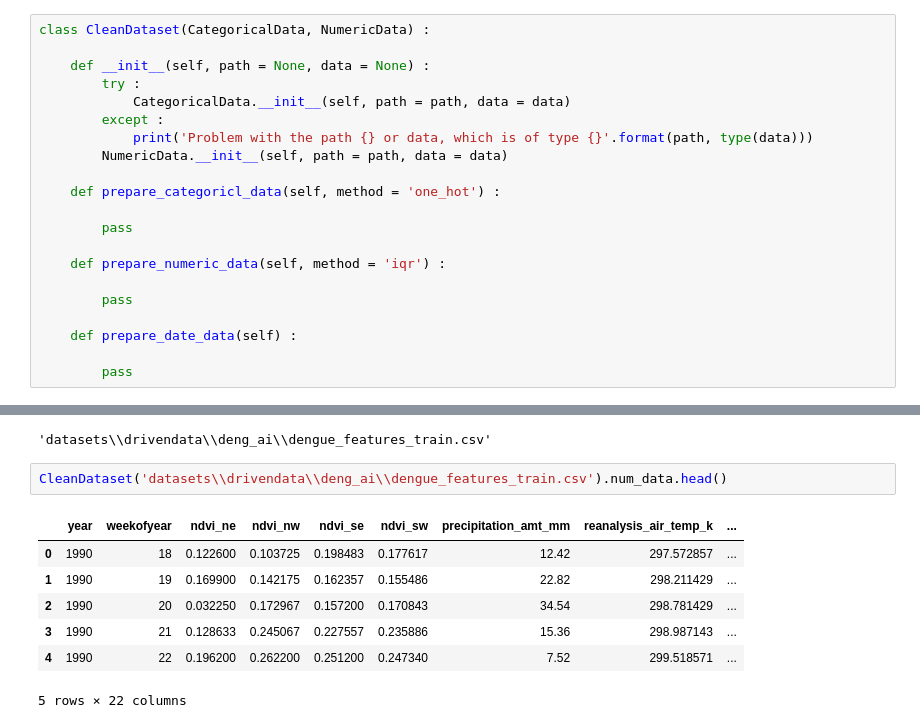
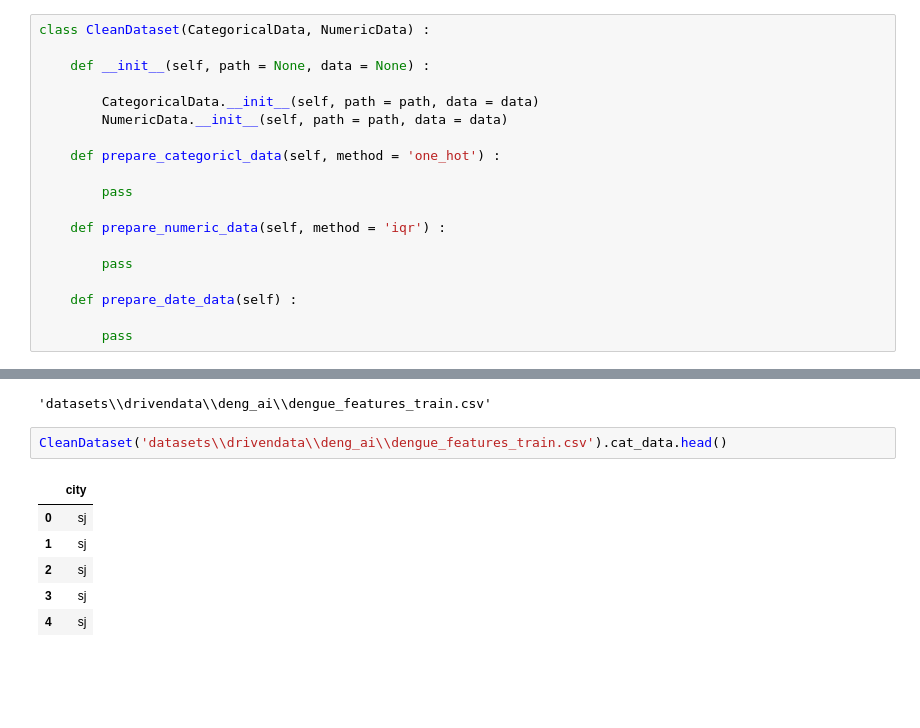
Before and after one commit to KCristopher/data_prep_automation, a Jupyter notebook: data_prep.ipynb, the cells around one changed output, grey strips where cells are left out. Drawn from its saved outputs; the diff is of its cells as text; blank space fills up the shorter version.

```diff
--- a/data_prep.ipynb
+++ b/data_prep.ipynb
@@ -401,10 +420,8 @@ Index(['city', 'year', 'weekofyear', 'week_start_date', 'ndvi_ne', 'ndvi_nw',
 class CleanDataset(CategoricalData, NumericData) :
 
     def __init__(self, path = None, data = None) :
-        try :
-            CategoricalData.__init__(self, path = path, data = data)
-        except :
-            print('Problem with the path {} or data, which is of type {}'.format(path, type(data)))
+
+        CategoricalData.__init__(self, path = path, data = data)
         NumericData.__init__(self, path = path, data = data)
 
     def prepare_categoricl_data(self, method = 'one_hot') :
@@ -423,12 +440,11 @@ path
 # %% [output]
 'datasets\\drivendata\\deng_ai\\dengue_features_train.csv'
 # %%
-CleanDataset('datasets\\drivendata\\deng_ai\\dengue_features_train.csv').num_data.head()
+CleanDataset('datasets\\drivendata\\deng_ai\\dengue_features_train.csv').cat_data.head()
 # %% [output]
-|  | year | weekofyear | ndvi_ne | ndvi_nw | ndvi_se | ndvi_sw | precipitation_amt_mm | reanalysis_air_temp_k | ... |
-| 0 | 1990 | 18 | 0.122600 | 0.103725 | 0.198483 | 0.177617 | 12.42 | 297.572857 | ... |
-| 1 | 1990 | 19 | 0.169900 | 0.142175 | 0.162357 | 0.155486 | 22.82 | 298.211429 | ... |
-| 2 | 1990 | 20 | 0.032250 | 0.172967 | 0.157200 | 0.170843 | 34.54 | 298.781429 | ... |
-| 3 | 1990 | 21 | 0.128633 | 0.245067 | 0.227557 | 0.235886 | 15.36 | 298.987143 | ... |
-| 4 | 1990 | 22 | 0.196200 | 0.262200 | 0.251200 | 0.247340 | 7.52 | 299.518571 | ... |
+|  | city |
+| 0 | sj |
+| 1 | sj |
+| 2 | sj |
+| 3 | sj |
+| 4 | sj |
-5 rows × 22 columns
```
Also changed, not shown: parts of 1 cell of this notebook.
